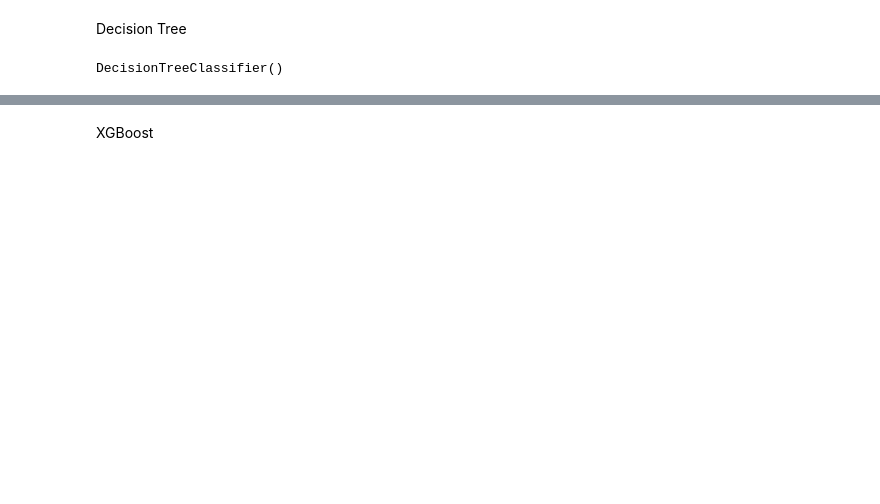
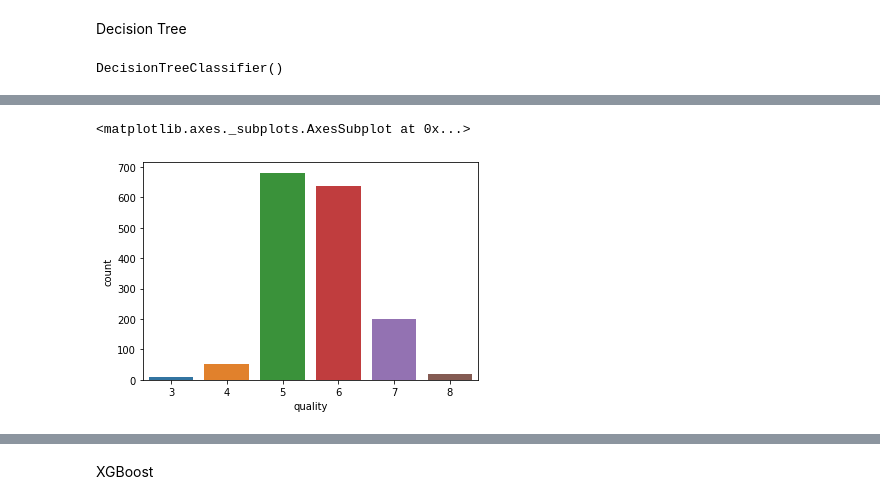
Before and after one commit to mukkatharun/GradientBoostMethods, a Jupyter notebook: gradient_boost_methods.ipynb, the cells around one changed output, grey strips where cells are left out. Cells and saved outputs as stored; diff of their text form; code cells hidden in the pictures; blank space fills up the shorter version.

```diff
--- a/gradient_boost_methods.ipynb
+++ b/gradient_boost_methods.ipynb
@@ -215,0 +219,3 @@ Regression
+# %%
+wdata = pd.read_csv('winequality-red.csv')
+wdata.head()
@@ -215,0 +247,5 @@ Regression
+# %%
+sns.countplot(wdata['quality'],label="Count")
+# %% [output]
+<matplotlib.axes._subplots.AxesSubplot at 0x...>
+[figure, added]
```
Also changed, not shown: parts of 56 cells of this notebook.
